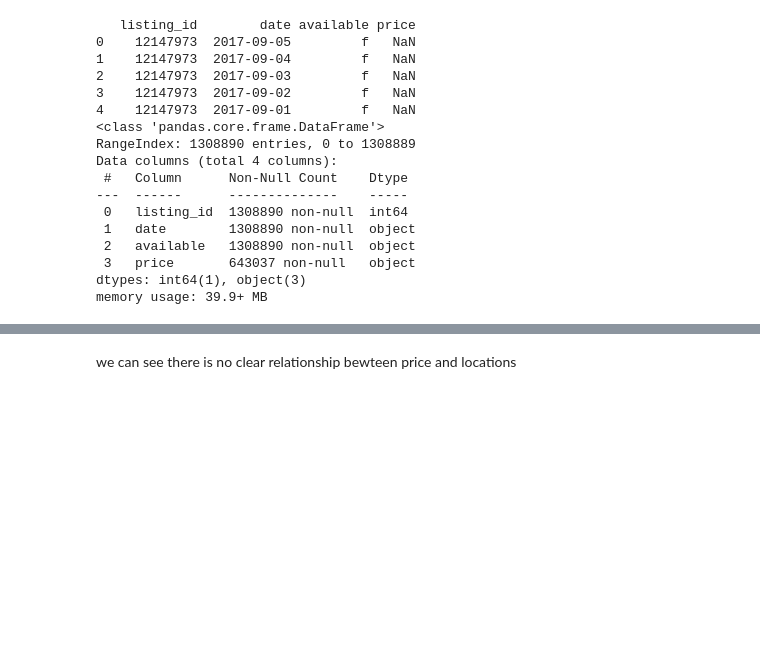
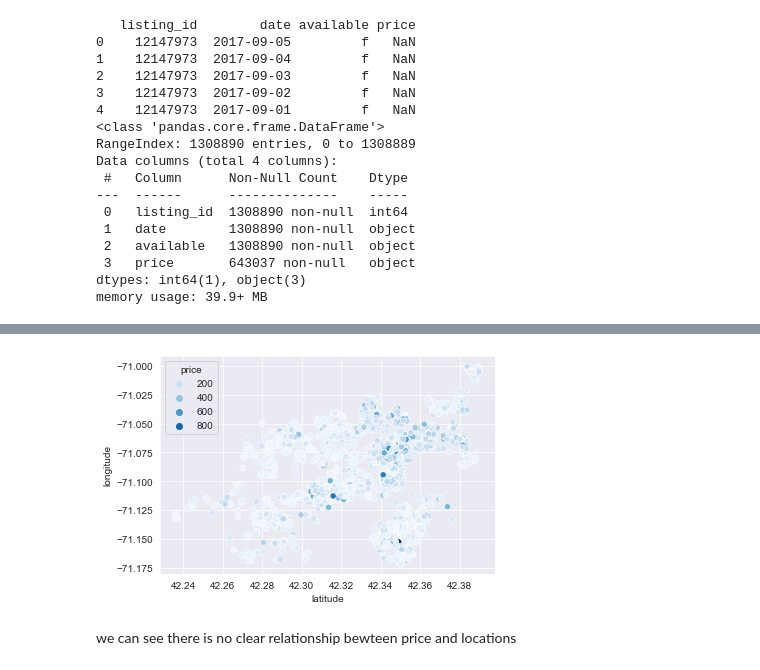
Before and after one commit to Tatianaaaaaaaaa/Udacity_Project1, a Jupyter notebook: Project Boston Airbnb.ipynb, the cells around one changed output, grey strips where cells are left out. Drawn from its saved outputs; the diff is of its cells as text; code cells hidden in the pictures; blank space fills up the shorter version.

```diff
--- a/Project Boston Airbnb.ipynb
+++ b/Project Boston Airbnb.ipynb
@@ -25,7 +22,7 @@ from matplotlib import pyplot as plt
 from matplotlib import style
 
 import seaborn as sns
-sns.set_style('darkgrid')
+sns.set_style('white')
 # %%
 import os
 # get the current working directory
@@ -195,3 +346,5 @@ df_num.info()
 # %%
 # use scatterplot to explore the location
-sns.scatterplot(data = list_clean, x = "latitude", y ="longitude",hue = "price", palette ="Blues")
+Price_La_Lo = sns.scatterplot(data = list_clean, x = "latitude", y ="longitude",hue = "price", palette ="Blues")
+# %% [output]
+[figure, added]
```
Also changed, not shown: parts of 60 cells of this notebook, 1 other file.
